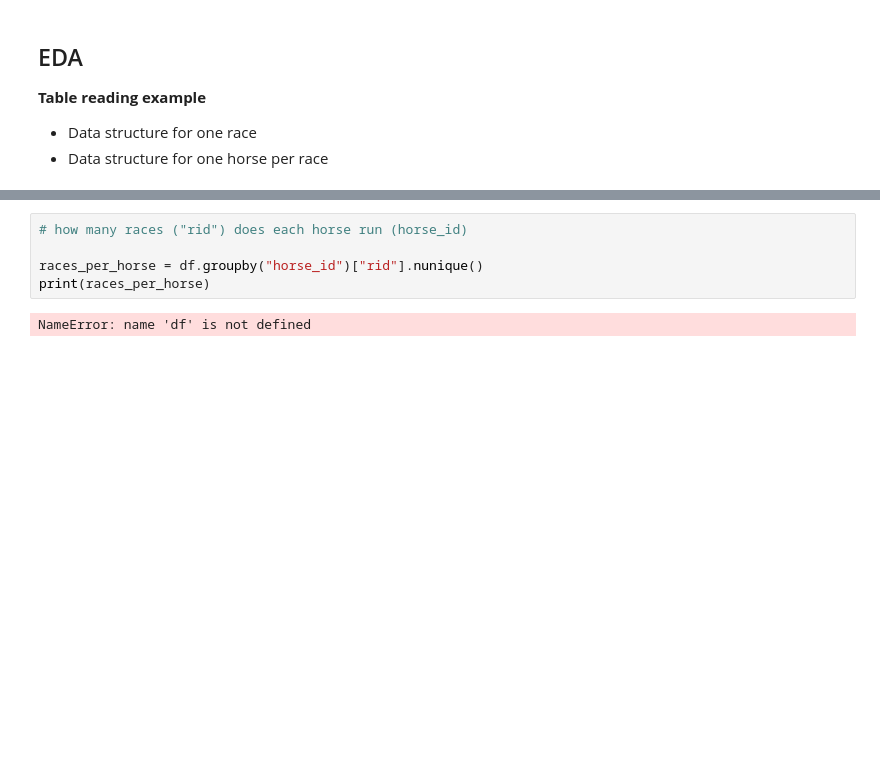
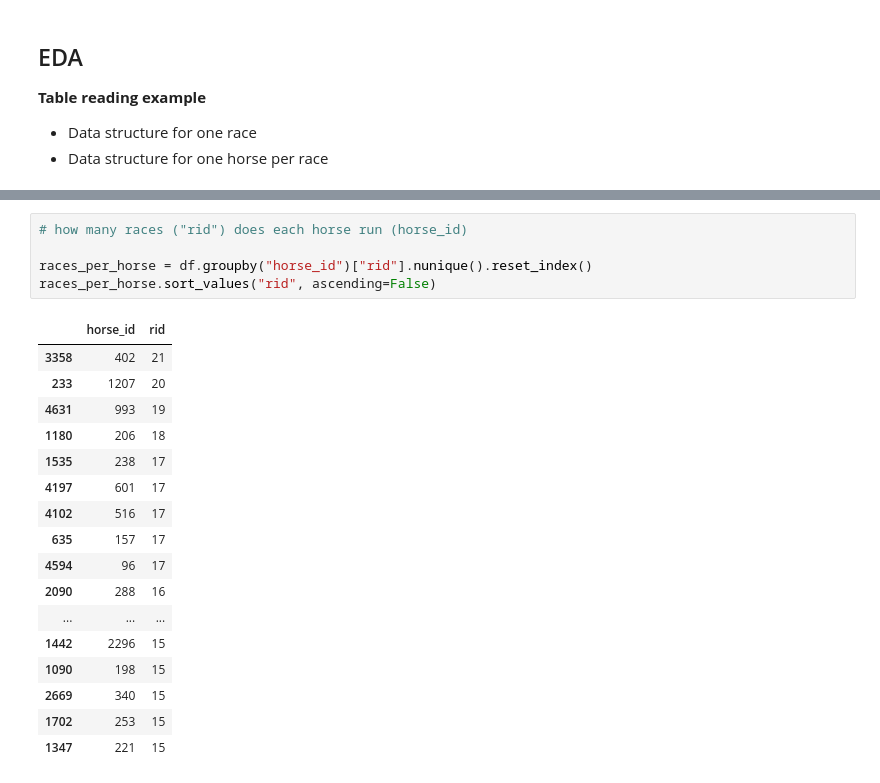
Before and after one commit to sajodajo/HorseRacing, a Jupyter notebook: notebooks/0_data_ingestion_MG.ipynb, the cells around one changed output, grey strips where cells are left out. Drawn from its saved outputs; the diff is of its cells as text; blank space fills up the shorter version.

```diff
--- a/notebooks/0_data_ingestion_MG.ipynb
+++ b/notebooks/0_data_ingestion_MG.ipynb
@@ -166,7 +179,23 @@ winner_horse
 # %%
 # how many races ("rid") does each horse run (horse_id)
 
-races_per_horse = df.groupby("horse_id")["rid"].nunique()
-print(races_per_horse)
+races_per_horse = df.groupby("horse_id")["rid"].nunique().reset_index()
+races_per_horse.sort_values("rid", ascending=False)
 # %% [output]
-NameError: name 'df' is not defined
+|  | horse_id | rid |
+| 3358 | 402 | 21 |
+| 233 | 1207 | 20 |
+| 4631 | 993 | 19 |
+| 1180 | 206 | 18 |
+| 1535 | 238 | 17 |
+| 4197 | 601 | 17 |
+| 4102 | 516 | 17 |
+| 635 | 157 | 17 |
+| 4594 | 96 | 17 |
+| 2090 | 288 | 16 |
+| ... | ... | ... |
+| 1442 | 2296 | 15 |
+| 1090 | 198 | 15 |
+| 2669 | 340 | 15 |
+| 1702 | 253 | 15 |
+| 1347 | 221 | 15 |
```
Also changed, not shown: parts of 11 cells of this notebook, 3 other files.
